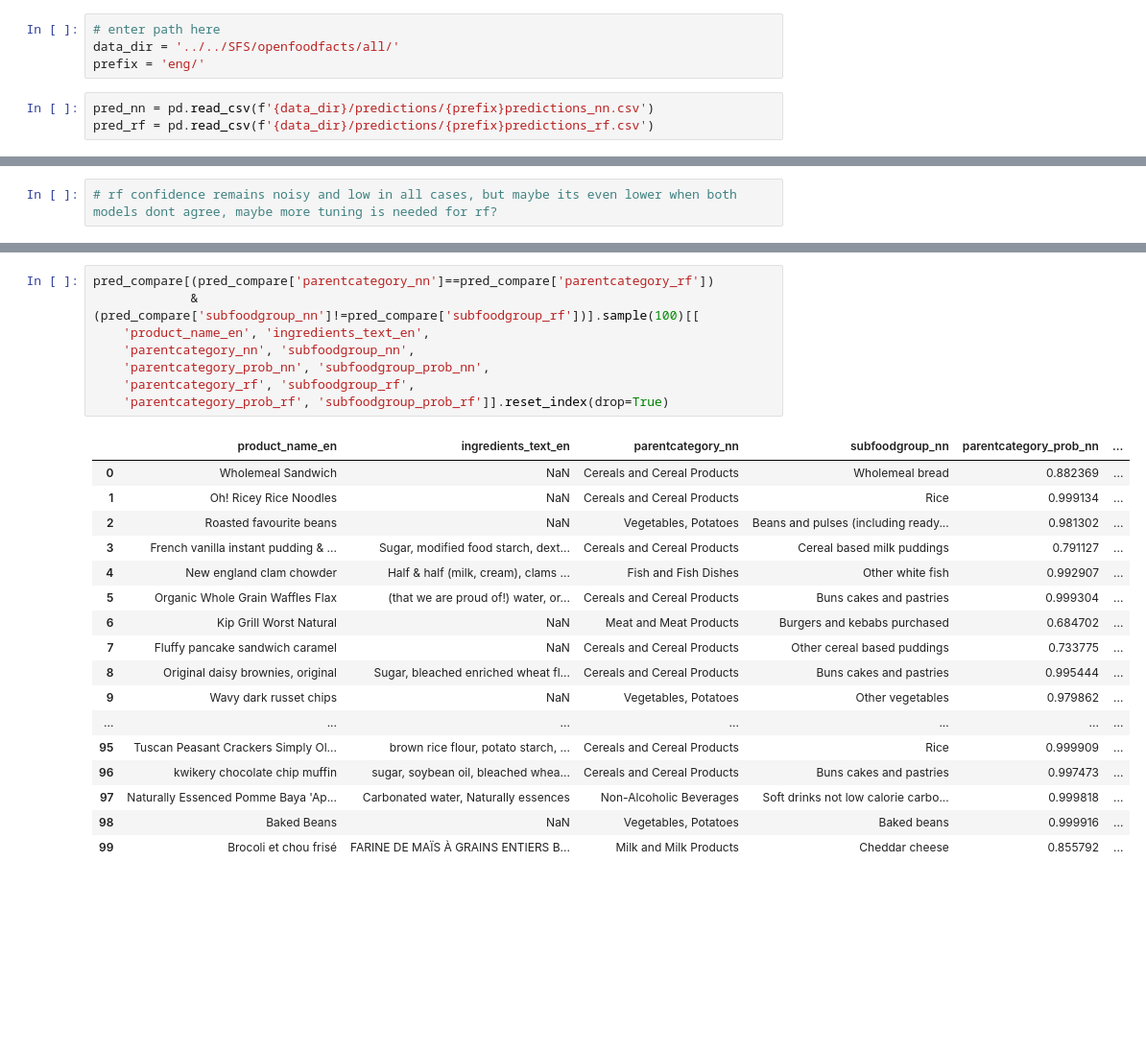
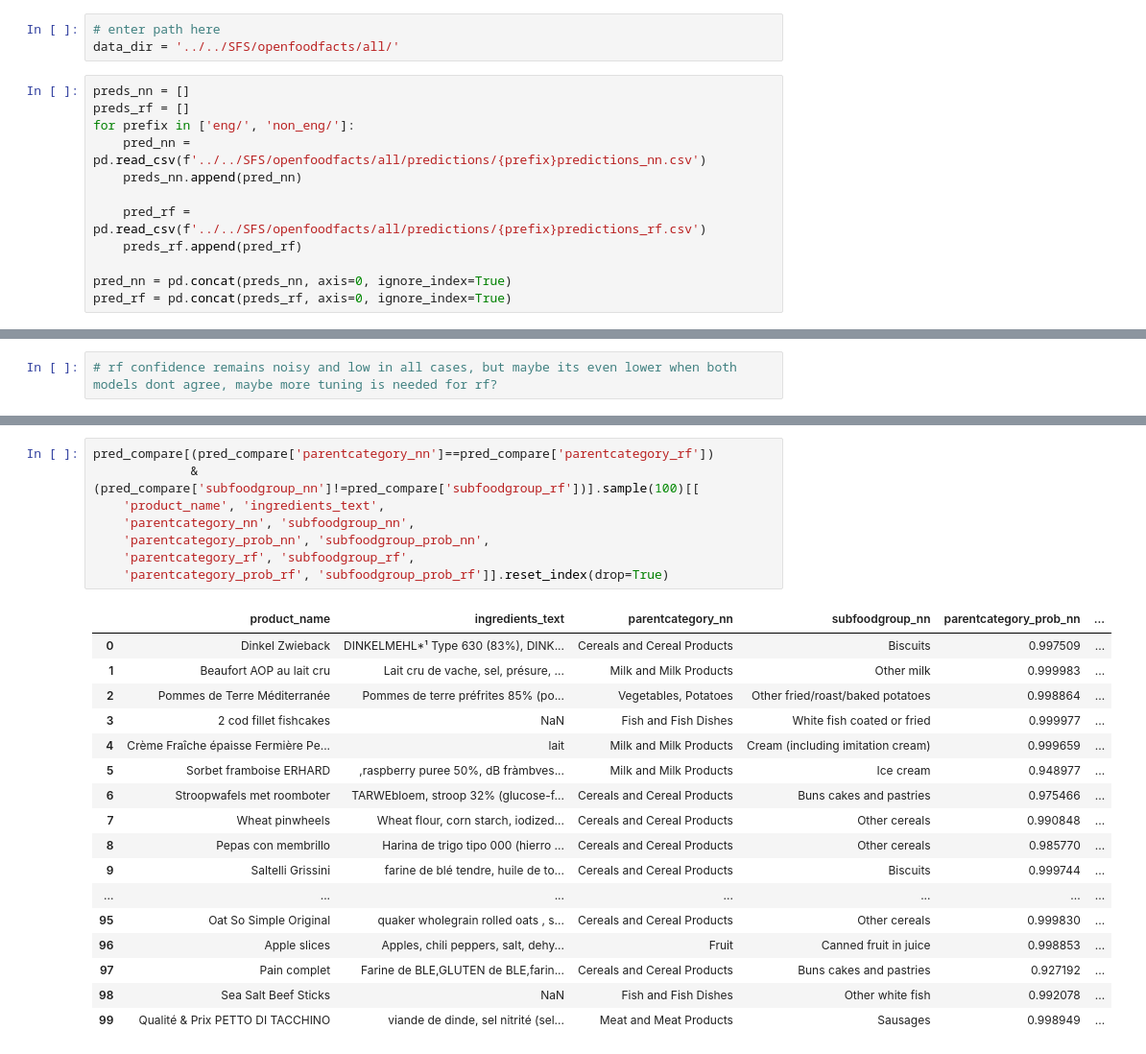
Before and after one commit to shrutijain90/food_product_impacts, a Jupyter notebook: product_impacts/ml_pipeline/validation.ipynb, the cells around one changed output, grey strips where cells are left out. Shown at 96% size. Cells and saved outputs as stored; diff of their text form; blank space fills up the shorter version.

```diff
--- a/product_impacts/ml_pipeline/validation.ipynb
+++ b/product_impacts/ml_pipeline/validation.ipynb
@@ -23,7 +24,15 @@ os.environ["RAY_ENABLE_MAC_LARGE_OBJECT_STORE"] = "1"
 # %%
 # enter path here
 data_dir = '../../SFS/openfoodfacts/all/'
-prefix = 'eng/'
-# %%
-pred_nn = pd.read_csv(f'{data_dir}/predictions/{prefix}predictions_nn.csv')
-pred_rf = pd.read_csv(f'{data_dir}/predictions/{prefix}predictions_rf.csv')
+# %%
+preds_nn = []
+preds_rf = []
+for prefix in ['eng/', 'non_eng/']:
+    pred_nn = pd.read_csv(f'../../SFS/openfoodfacts/all/predictions/{prefix}predictions_nn.csv')
+    preds_nn.append(pred_nn)
+
+    pred_rf = pd.read_csv(f'../../SFS/openfoodfacts/all/predictions/{prefix}predictions_rf.csv')
+    preds_rf.append(pred_rf)
+
+pred_nn = pd.concat(preds_nn, axis=0, ignore_index=True)
+pred_rf = pd.concat(preds_rf, axis=0, ignore_index=True)
@@ -220,29 +308,29 @@ skim(pred_compare[(pred_compare['parentcategory_nn']==pred_compare['parentcatego
 # %%
 pred_compare[(pred_compare['parentcategory_nn']==pred_compare['parentcategory_rf'])
              & (pred_compare['subfoodgroup_nn']!=pred_compare['subfoodgroup_rf'])].sample(100)[[
-    'product_name_en', 'ingredients_text_en',
+    'product_name', 'ingredients_text',
     'parentcategory_nn', 'subfoodgroup_nn',
     'parentcategory_prob_nn', 'subfoodgroup_prob_nn',
     'parentcategory_rf', 'subfoodgroup_rf',
     'parentcategory_prob_rf', 'subfoodgroup_prob_rf']].reset_index(drop=True)
 # %% [output]
-|  | product_name_en | ingredients_text_en | parentcategory_nn | subfoodgroup_nn | parentcategory_prob_nn | ... |
-| 0 | Wholemeal Sandwich | NaN | Cereals and Cereal Products | Wholemeal bread | 0.882369 | ... |
-| 1 | Oh! Ricey Rice Noodles | NaN | Cereals and Cereal Products | Rice | 0.999134 | ... |
-| 2 | Roasted favourite beans | NaN | Vegetables, Potatoes | Beans and pulses (including ready... | 0.981302 | ... |
-| 3 | French vanilla instant pudding & ... | Sugar, modified food starch, dext... | Cereals and Cereal Products | Cereal based milk puddings | 0.791127 | ... |
-| 4 | New england clam chowder | Half & half (milk, cream), clams ... | Fish and Fish Dishes | Other white fish | 0.992907 | ... |
-| 5 | Organic Whole Grain Waffles Flax | (that we are proud of!) water, or... | Cereals and Cereal Products | Buns cakes and pastries | 0.999304 | ... |
-| 6 | Kip Grill Worst Natural | NaN | Meat and Meat Products | Burgers and kebabs purchased | 0.684702 | ... |
-| 7 | Fluffy pancake sandwich caramel | NaN | Cereals and Cereal Products | Other cereal based puddings | 0.733775 | ... |
-| 8 | Original daisy brownies, original | Sugar, bleached enriched wheat fl... | Cereals and Cereal Products | Buns cakes and pastries | 0.995444 | ... |
-| 9 | Wavy dark russet chips | NaN | Vegetables, Potatoes | Other vegetables | 0.979862 | ... |
+|  | product_name | ingredients_text | parentcategory_nn | subfoodgroup_nn | parentcategory_prob_nn | ... |
+| 0 | Dinkel Zwieback | DINKELMEHL*¹ Type 630 (83%), DINK... | Cereals and Cereal Products | Biscuits | 0.997509 | ... |
+| 1 | Beaufort AOP au lait cru | Lait cru de vache, sel, présure, ... | Milk and Milk Products | Other milk | 0.999983 | ... |
+| 2 | Pommes de Terre Méditerranée | Pommes de terre préfrites 85% (po... | Vegetables, Potatoes | Other fried/roast/baked potatoes | 0.998864 | ... |
+| 3 | 2 cod fillet fishcakes | NaN | Fish and Fish Dishes | White fish coated or fried | 0.999977 | ... |
+| 4 | Crème Fraîche épaisse Fermière Pe... | lait | Milk and Milk Products | Cream (including imitation cream) | 0.999659 | ... |
+| 5 | Sorbet framboise ERHARD | ,raspberry puree 50%, dB fràmbves... | Milk and Milk Products | Ice cream | 0.948977 | ... |
+| 6 | Stroopwafels met roomboter | TARWEbloem, stroop 32% (glucose-f... | Cereals and Cereal Products | Buns cakes and pastries | 0.975466 | ... |
+| 7 | Wheat pinwheels | Wheat flour, corn starch, iodized... | Cereals and Cereal Products | Other cereals | 0.990848 | ... |
+| 8 | Pepas con membrillo | Harina de trigo tipo 000 (hierro ... | Cereals and Cereal Products | Other cereals | 0.985770 | ... |
+| 9 | Saltelli Grissini | farine de blé tendre, huile de to... | Cereals and Cereal Products | Biscuits | 0.999744 | ... |
 | ... | ... | ... | ... | ... | ... | ... |
-| 95 | Tuscan Peasant Crackers Simply Ol... | brown rice flour, potato starch, ... | Cereals and Cereal Products | Rice | 0.999909 | ... |
-| 96 | kwikery chocolate chip muffin | sugar, soybean oil, bleached whea... | Cereals and Cereal Products | Buns cakes and pastries | 0.997473 | ... |
-| 97 | Naturally Essenced Pomme Baya 'Ap... | Carbonated water, Naturally essences | Non-Alcoholic Beverages | Soft drinks not low calorie carbo... | 0.999818 | ... |
-| 98 | Baked Beans | NaN | Vegetables, Potatoes | Baked beans | 0.999916 | ... |
-| 99 | Brocoli et chou frisé | FARINE DE MAÏS À GRAINS ENTIERS B... | Milk and Milk Products | Cheddar cheese | 0.855792 | ... |
+| 95 | Oat So Simple Original | quaker wholegrain rolled oats , s... | Cereals and Cereal Products | Other cereals | 0.999830 | ... |
+| 96 | Apple slices | Apples, chili peppers, salt, dehy... | Fruit | Canned fruit in juice | 0.998853 | ... |
+| 97 | Pain complet | Farine de BLE,GLUTEN de BLE,farin... | Cereals and Cereal Products | Buns cakes and pastries | 0.927192 | ... |
+| 98 | Sea Salt Beef Sticks | NaN | Fish and Fish Dishes | Other white fish | 0.992078 | ... |
+| 99 | Qualité & Prix PETTO DI TACCHINO | viande de dinde, sel nitrité (sel... | Meat and Meat Products | Sausages | 0.998949 | ... |
 # %%
 # nn confidence reduces (for both lev 0 and lev 2) when both models don't agree on parent category, these are explored in next cell
 skim(pred_compare[pred_compare['parentcategory_nn']!=pred_compare['parentcategory_rf']])
```
Also changed, not shown: parts of 25 cells of this notebook, 7 other files.
